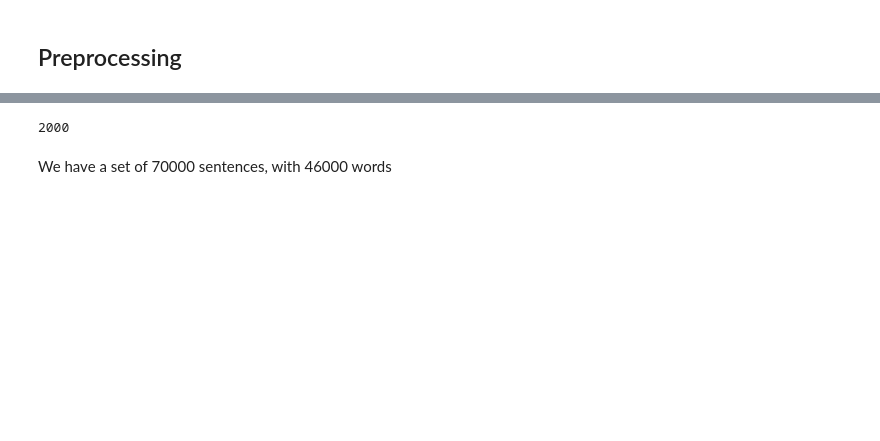
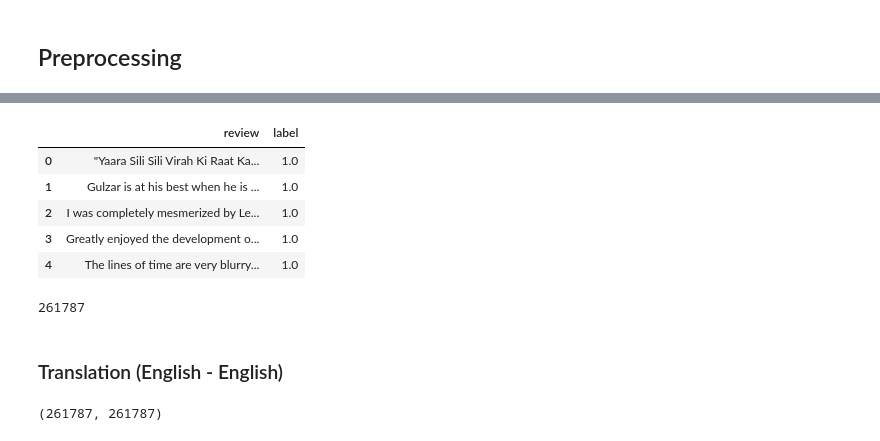
Before and after one commit to joelpoliveira/CNN-Sentiment-Polarity-Prediction, a Jupyter notebook: Projeto/main_v2.ipynb, the cells around one changed output, grey strips where cells are left out. Drawn from its saved outputs; the diff is of its cells as text; code cells hidden in the pictures; blank space fills up the shorter version.

```diff
--- a/Projeto/main_v2.ipynb
+++ b/Projeto/main_v2.ipynb
@@ -49,0 +54,18 @@ len(word_set), len(phrases), len(classes)
+# %%
+def get_polarity(x):
+    if x>=7:
+        return 1
+    elif x<=4:
+        return 0
+    return np.nan
+# %%
+data.label = data.label.apply(get_polarity)
+# %%
+data.head()
+# %% [output]
+|  | review | label |
+| 0 | "Yaara Sili Sili Virah Ki Raat Ka... | 1.0 |
+| 1 | Gulzar is at his best when he is ... | 1.0 |
+| 2 | I was completely mesmerized by Le... | 1.0 |
+| 3 | Greatly enjoyed the development o... | 1.0 |
+| 4 | The lines of time are very blurry... | 1.0 |
@@ -50,6 +74,6 @@ len(word_set), len(phrases), len(classes)
 # %%
-len(docs)
+len(data)
 # %% [output]
-2000
+261787
-# %% [markdown]
-We have a set of 70000 sentences, with 46000 words
+# %% [markdown]
+### Translation (English - English)
@@ -55,0 +88,4 @@ We have a set of 70000 sentences, with 46000 words
+# %%
+len(data), len(translations)
+# %% [output]
+(261787, 261787)
```
Also changed, not shown: parts of 57 cells of this notebook, 1 other file.
